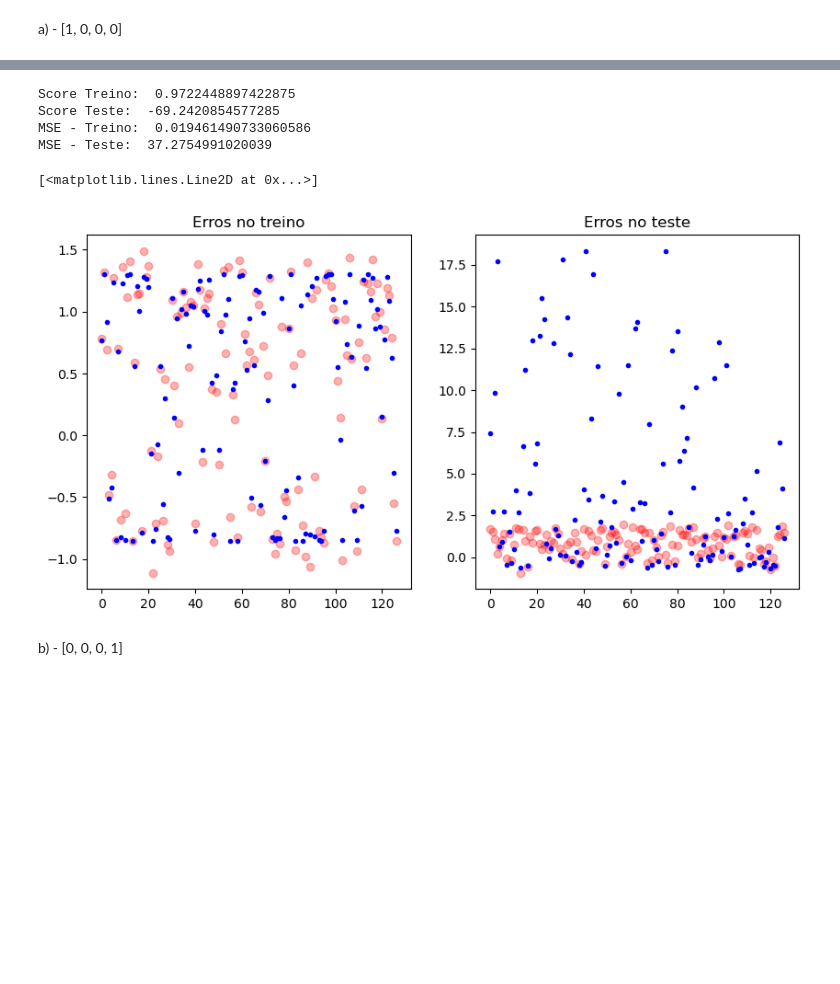
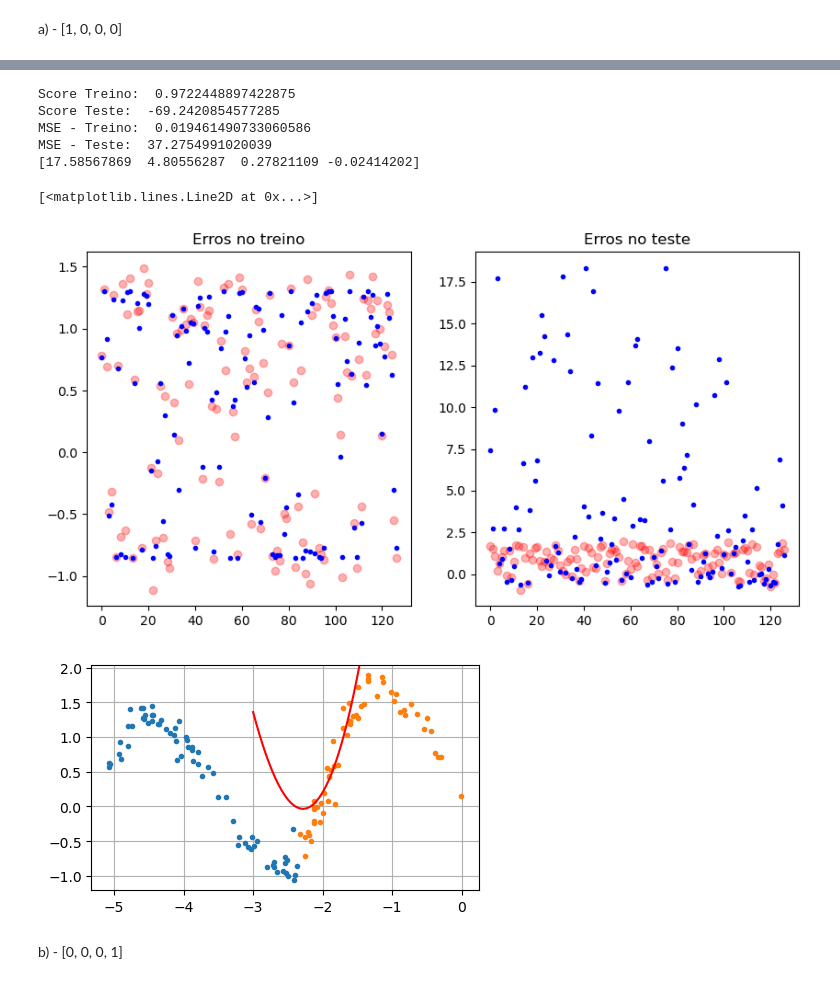
Before and after one commit to AnaSofOliveira/AA-22-23, a Jupyter notebook: FichasCasa/Ficha4/Ficha4.ipynb, the cells around one changed output, grey strips where cells are left out. Cells and saved outputs as stored; diff of their text form; code cells hidden in the pictures; blank space fills up the shorter version.

```diff
--- a/FichasCasa/Ficha4/Ficha4.ipynb
+++ b/FichasCasa/Ficha4/Ficha4.ipynb
@@ -335,33 +352,50 @@ xB_teste_homo = poly.transform(xB_teste)
 lr = LinearRegression().fit(xB_treino_homo, yB_treino)
 
 print("Score Treino: ", lr.score(xB_treino_homo, yB_treino))
 print("Score Teste: ", lr.score(xB_teste_homo, yB_teste))
 
 yB_treino_predito = lr.predict(xB_treino_homo)
 yB_teste_predito = lr.predict(xB_teste_homo)
 
 
 print("MSE - Treino: ", mean_squared_error(yB_treino, yB_treino_predito))
 print("MSE - Teste: ", mean_squared_error(yB_teste, yB_teste_predito))
 
 plt.figure(figsize=(10, 5))
 plt.subplot(121)
 plt.title("Erros no treino")
 #plt.plot(xB_treino, 'or', alpha=0.3)
 plt.plot(yB_treino, 'or', alpha=0.3)
 plt.plot(yB_treino_predito, '.b')
 plt.subplot(122)
 plt.title("Erros no teste")
 #plt.plot(xB_teste, 'or', alpha=0.3)
 plt.plot(yB_teste, 'or', alpha=0.3)
 plt.plot(yB_teste_predito, '.b')
+
+
+w0 = lr.intercept_
+w = lr.coef_
+print(lr.coef_)
+
+xtmp = np.linspace(-3, 6, 200)
+ytmp = w0 + w[0]*xtmp + w[1]*xtmp**2 + w[2]*xtmp**3
+
+plt.figure(figsize=(5,5))
+plt.plot(xA_teste[foldA_teste==0], yA_teste[foldA_teste==0], '.')
+plt.plot(xA_teste[foldA_teste==1], yA_teste[foldA_teste==1], '.')
+plt.axis('scaled')
+plt.grid(True)
+plt.plot(xtmp, ytmp, 'r')
 # %% [output]
 Score Treino:  0.9722448897422875
 Score Teste:  -69.2420854577285
 MSE - Treino:  0.019461490733060586
 MSE - Teste:  37.2754991020039
+[17.58567869  4.80556287  0.27821109 -0.02414202]
 [<matplotlib.lines.Line2D at 0x...>]
 [figure]
+[figure, added]
 # %% [markdown]
 b) - [0, 0, 0, 1]
 # %%
```
Also changed, not shown: parts of 1 cell of this notebook.
